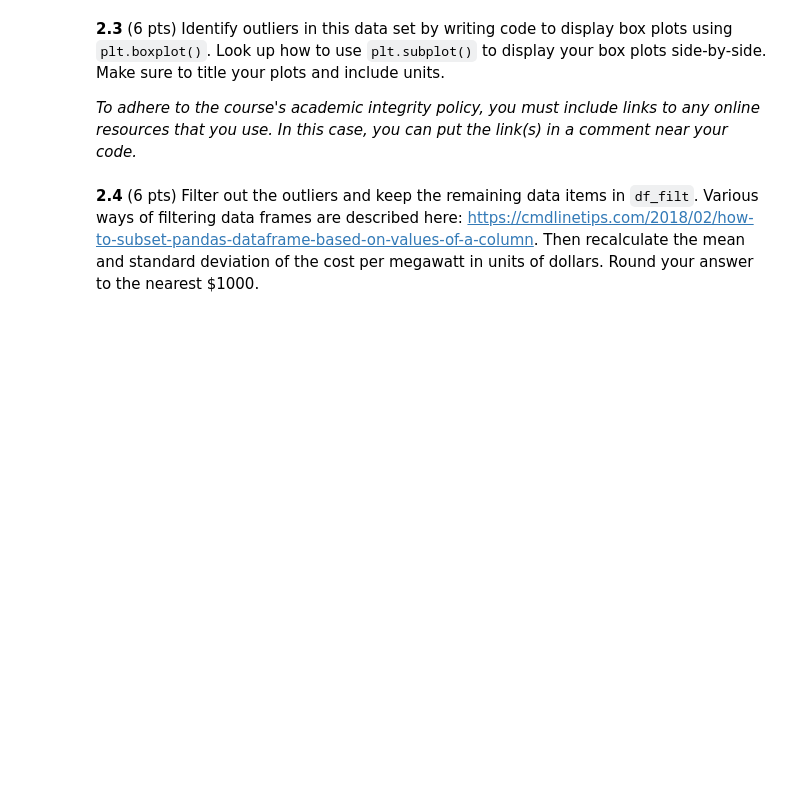
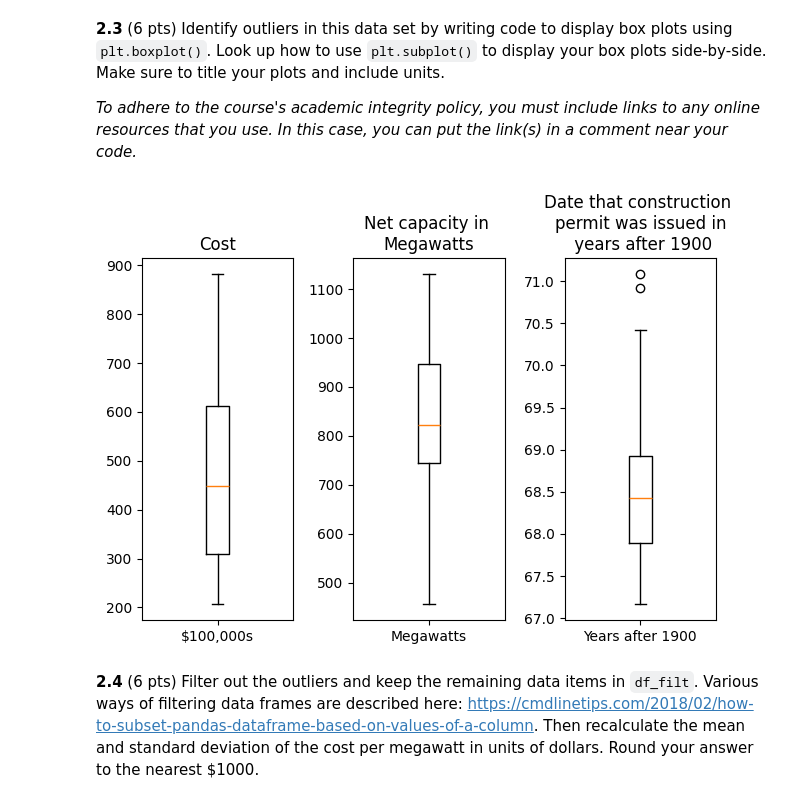
Before and after one commit to aitechroberts/ml_adversary, a Jupyter notebook: HW0.ipynb, the cells around one changed output. Cells and saved outputs as stored; diff of their text form; code cells hidden in the pictures; blank space fills up the shorter version.

```diff
--- a/HW0.ipynb
+++ b/HW0.ipynb
@@ -45,9 +61,9 @@ print('Standard deviation:', cost_std, 'dollars')
 **2.2** (6 pts) Add a column to the data frame that represents cost per megawatt for each nuclear power plant. Then compute the mean and standard deviation of the cost per megawatt in units of dollars. Round your answer to the nearest \$1000.
 # %%
 # START EDITING HERE - DON'T REMOVE THIS COMMENT
-df['CostPerMWatt'] = 0
-cpmw_mean = 0
-cpmw_std = 0
+df['CostPerMWatt'] = df.Cost/df.MWatts
+cpmw_mean = df.CostPerMWatt.mean()
+cpmw_std = df.CostPerMWatt.std()
 # END EDITING HERE - DON'T REMOVE THIS COMMENT
 
 print('Mean cost per MW:  ', cpmw_mean,'dollars per MW')
@@ -65,3 +78,36 @@ import matplotlib.pyplot as plt
+# %%
+import matplotlib.pyplot as plt
+
+# START EDITING HERE - DON'T REMOVE THIS COMMENT
+
+# plot
+fig, (Cost, MW, Date) = plt.subplots(1, 3)
+
+# Cost
+# Cost = ax[0]
+Cost.boxplot(df.Cost)
+Cost.set_title("Cost")
+Cost.set_xticklabels(["$100,000s"])
+
+# MW
+# MW = ax[1]
+MW.boxplot(df.MWatts)
+MW.set_title("Net capacity in \nMegawatts")
+MW.set_xticklabels(["Megawatts"])
+
+
+# Date
+# Date = ax[2]
+Date.boxplot(df.Date)
+Date.set_title("Date that construction \npermit was issued in\n years after 1900")
+Date.set_xticklabels(["Years after 1900"])
+
+
+plt.tight_layout()
+plt.show()
+# END EDITING HERE - DON'T REMOVE THIS COMMENT
+# %% [output]
+[figure, added]
 # %% [markdown]
 **2.4** (6 pts) Filter out the outliers and keep the remaining data items in `df_filt`. Various ways of filtering data frames are described here: https://cmdlinetips.com/2018/02/how-to-subset-pandas-dataframe-based-on-values-of-a-column. Then recalculate the mean and standard deviation of the cost per megawatt in units of dollars. Round your answer to the nearest \$1000.
 # %%
```
Also changed, not shown: parts of 12 cells of this notebook.
